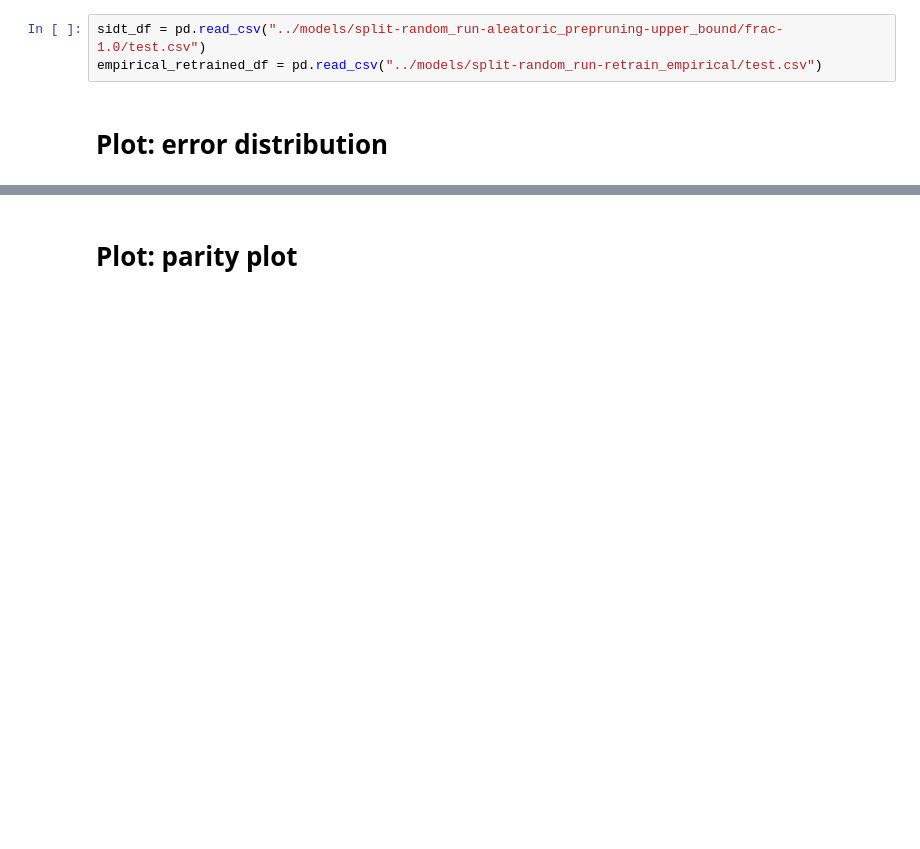
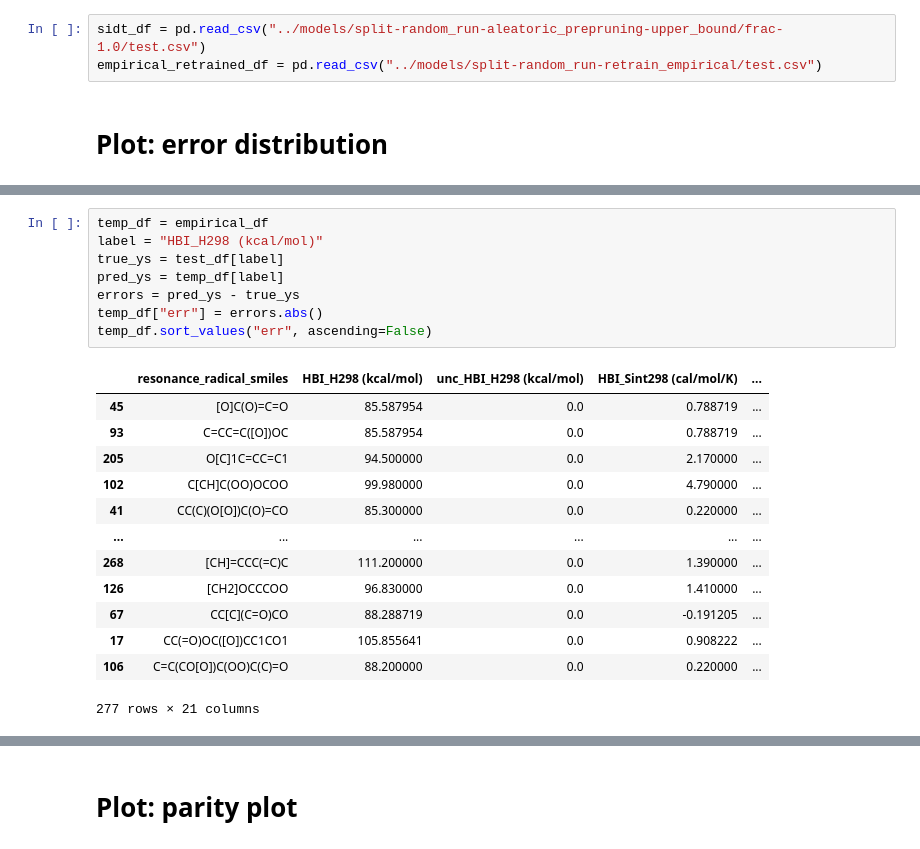
Before and after one commit to hwpang/RadicalTree, a Jupyter notebook: notebooks/8.4_compare_prediction.ipynb, the cells around one changed output, grey strips where cells are left out. Drawn from its saved outputs; the diff is of its cells as text; blank space fills up the shorter version.

```diff
--- a/notebooks/8.4_compare_prediction.ipynb
+++ b/notebooks/8.4_compare_prediction.ipynb
@@ -317,0 +383,22 @@ fig.savefig("../figures/empirical_retrained_vs_sidt_error_hist.pdf", bbox_inches
+# %%
+temp_df = empirical_df
+label = "HBI_H298 (kcal/mol)"
+true_ys = test_df[label]
+pred_ys = temp_df[label]
+errors = pred_ys - true_ys
+temp_df["err"] = errors.abs()
+temp_df.sort_values("err", ascending=False)
+# %% [output]
+|  | resonance_radical_smiles | HBI_H298 (kcal/mol) | unc_HBI_H298 (kcal/mol) | HBI_Sint298 (cal/mol/K) | ... |
+| 45 | [O]C(O)=C=O | 85.587954 | 0.0 | 0.788719 | ... |
+| 93 | C=CC=C([O])OC | 85.587954 | 0.0 | 0.788719 | ... |
+| 205 | O[C]1C=CC=C1 | 94.500000 | 0.0 | 2.170000 | ... |
+| 102 | C[CH]C(OO)OCOO | 99.980000 | 0.0 | 4.790000 | ... |
+| 41 | CC(C)(O[O])C(O)=CO | 85.300000 | 0.0 | 0.220000 | ... |
+| ... | ... | ... | ... | ... | ... |
+| 268 | [CH]=CCC(=C)C | 111.200000 | 0.0 | 1.390000 | ... |
+| 126 | [CH2]OCCCOO | 96.830000 | 0.0 | 1.410000 | ... |
+| 67 | CC[C](C=O)CO | 88.288719 | 0.0 | -0.191205 | ... |
+| 17 | CC(=O)OC([O])CC1CO1 | 105.855641 | 0.0 | 0.908222 | ... |
+| 106 | C=C(CO[O])C(OO)C(C)=O | 88.200000 | 0.0 | 0.220000 | ... |
+277 rows × 21 columns
```
Also changed, not shown: parts of 9 cells of this notebook, 2 other files.
